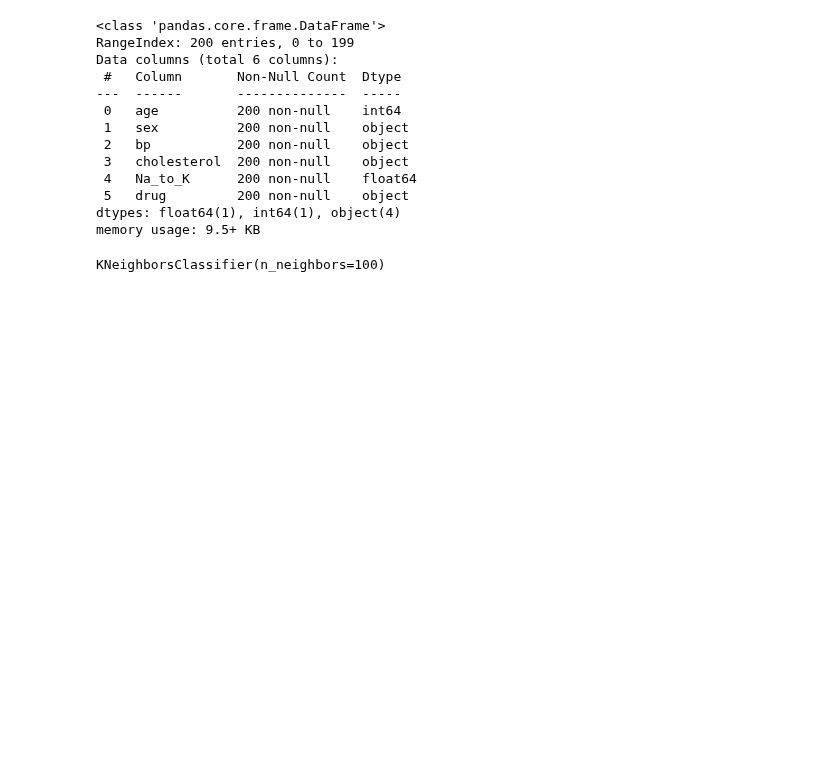
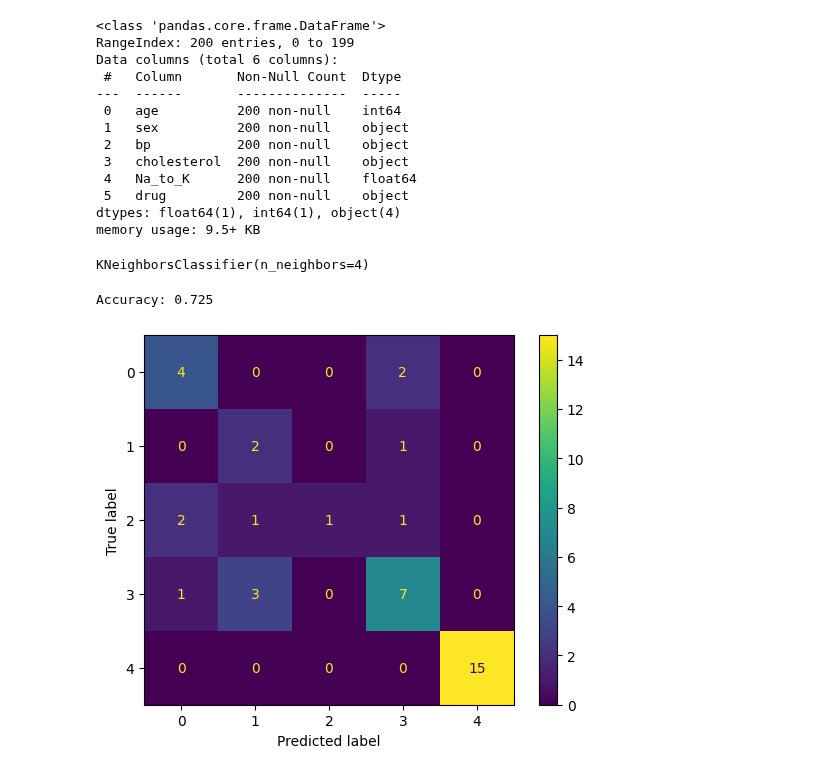
Before and after one commit to pleopleo6/FTP__ML, a Jupyter notebook: ML-PW-05-pellandini-gervasio-jaquet/ex2-debugging/ex2-debugging-pellandini-gervasio-jaquet.ipynb, the cells around one changed output. Saved outputs shown, nothing was run; the diff lists cells and outputs as text; code cells hidden in the pictures; blank space fills up the shorter version.

```diff
--- a/ML-PW-05-pellandini-gervasio-jaquet/ex2-debugging/ex2-debugging-pellandini-gervasio-jaquet.ipynb
+++ b/ML-PW-05-pellandini-gervasio-jaquet/ex2-debugging/ex2-debugging-pellandini-gervasio-jaquet.ipynb
@@ -74,8 +104,8 @@ X_train, X_test, y_train, y_test = train_test_split(X, y, test_size=0.2, random_
 # %%
-knn = KNeighborsClassifier(100).  # you may change the classifier if you want, or tune its hyperparameters
+knn = KNeighborsClassifier(4)  # you may change the classifier if you want, or tune its hyperparameters
 knn.fit(X_train, y_train)
 # %% [output]
-KNeighborsClassifier(n_neighbors=100)
+KNeighborsClassifier(n_neighbors=4)
 # %%
 def predict(estimator, X, y):
     # predict
@@ -89,4 +119,9 @@ def predict(estimator, X, y):
     # check metric (this one is probably not the best choice...)
     metric = metrics.accuracy_score(y, y_pred)
     print(f"Accuracy: {metric}")
+# %%
+predict(knn, X_test, y_test) # test set
+# %% [output]
+Accuracy: 0.725
+[figure, added]
 # %%
```
Also changed, not shown: parts of 4 cells of this notebook.
